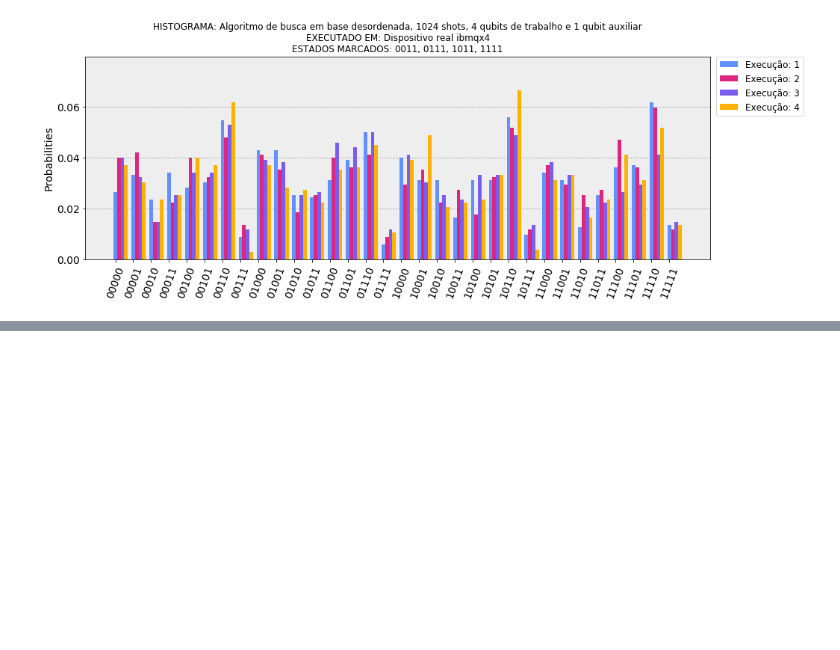
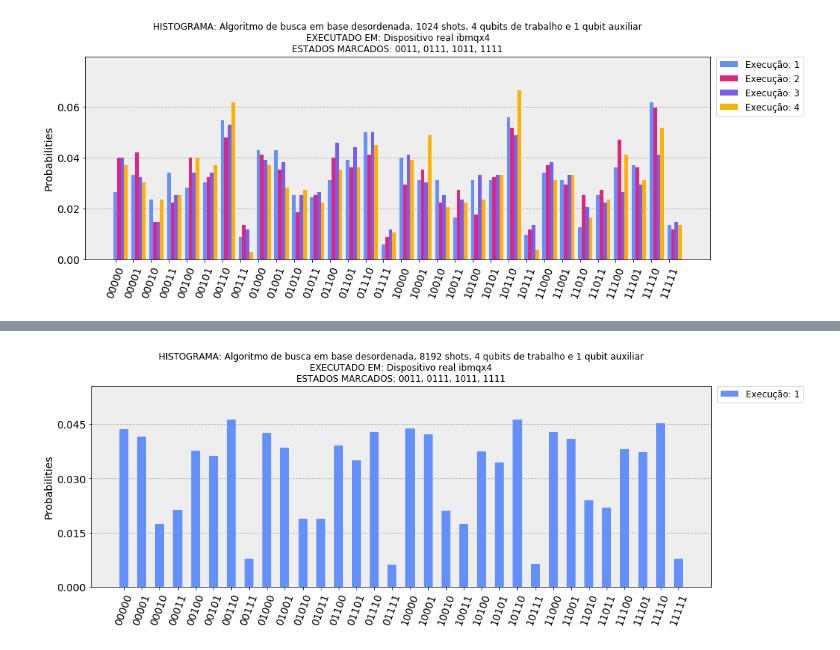
Before and after one commit to L30n4rd0/quantum-computing-codes, a Jupyter notebook: QisKit/notebooks/qiskit_histogram_cqd_n_4_fixed_point_search_data_base_item_on_ibmqx4.ipynb, the cells around one changed output, grey strips where cells are left out. Cells and saved outputs as stored; diff of their text form; code cells hidden in the pictures; blank space fills up the shorter version.

```diff
--- a/QisKit/notebooks/qiskit_histogram_cqd_n_4_fixed_point_search_data_base_item_on_ibmqx4.ipynb
+++ b/QisKit/notebooks/qiskit_histogram_cqd_n_4_fixed_point_search_data_base_item_on_ibmqx4.ipynb
@@ -144,0 +148,37 @@ plot_histogram(
+# %%
+python_module = "qiskit_cqd_n_4_fixed_point_search_data_base_backend"
+algorithm = "Algoritmo de busca em base desordenada"
+shots = 8 * 1024
+work_qubits = 4
+auxiliaries_qubits = 1
+backend_name = "ibmqx4"
+backend_type = "Dispositivo real"
+marked_states = "0011, 0111, 1011, 1111"
+# %%
+executions_counts = [
+    {'11101': 305, '00111': 64, '10101': 282, '00110': 378, '01100': 320, '10111': 53, '01001': 315, '10110': 379, '00000': 357, '10100': 307, '10010': 173, '11110': 370, '00101': 297, '00010': 143, '11010': 196, '00011': 174, '10001': 345, '11011': 179, '10011': 142, '11100': 312, '01110': 350, '10000': 358, '11001': 335, '01000': 349, '00100': 309, '11111': 64, '11000': 350, '01111': 51, '01010': 154, '01101': 286, '01011': 155, '00001': 340}
+]
+# %%
+# Plot results with legend
+
+legend = []
+
+for index in range(len(executions_counts)):
+    legend.append("Execução: " + str(index + 1))
+# %%
+# Plot graph
+plot_histogram(
+    data = executions_counts,
+    figsize = (15,5),
+    color = None,
+    number_to_keep = None,
+    sort = 'asc',
+    legend = legend,
+    bar_labels = False,
+    title = "HISTOGRAMA: " + algorithm + ", " + str(shots) + " shots, " +
+            str(work_qubits) + " qubits de trabalho e " + str(auxiliaries_qubits) + " qubit auxiliar" +
+            "\nEXECUTADO EM: " + backend_type + " " + backend_name +
+            "\nESTADOS MARCADOS: " + marked_states
+)
+# %% [output]
+[figure, added]
```
Also changed, not shown: parts of 6 cells of this notebook, 6 other files.
